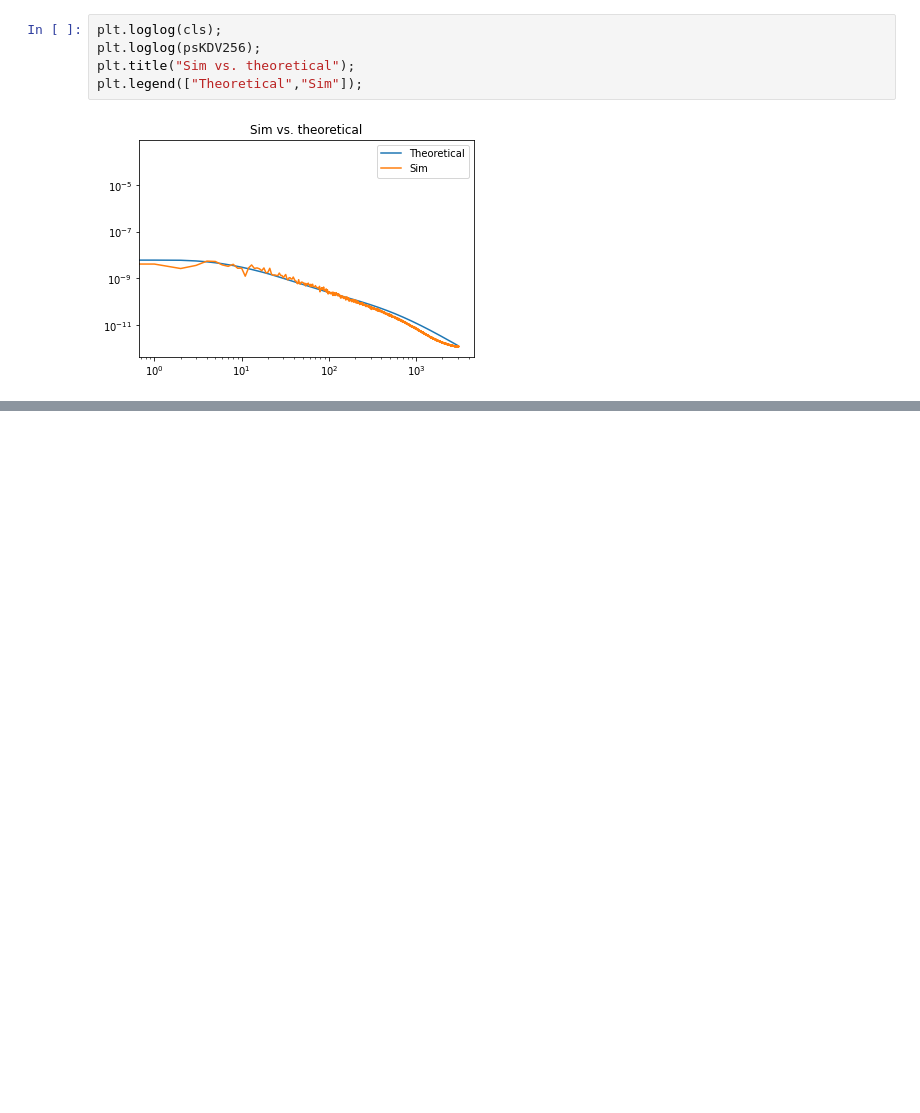
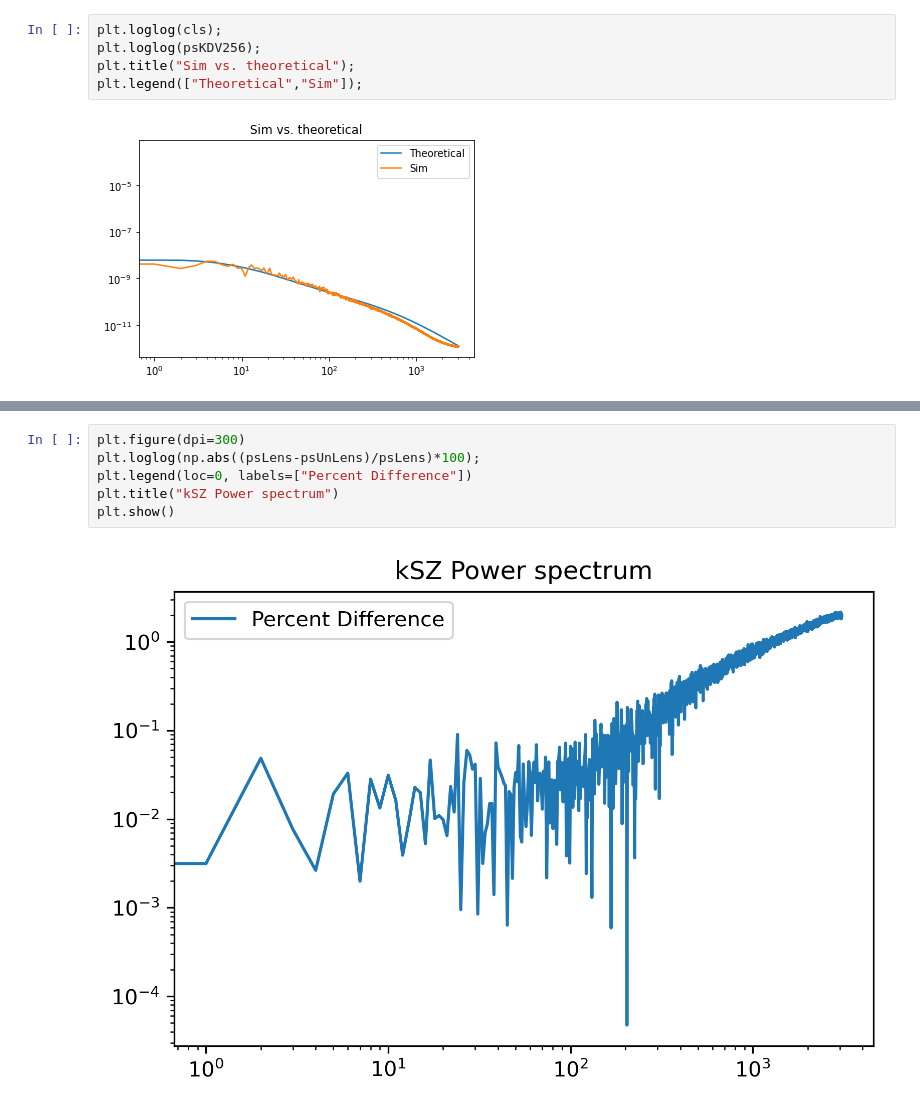
Before and after one commit to wurdahl/kSZfromPC, a Jupyter notebook: Opening-FITS.ipynb, the cells around one changed output, grey strips where cells are left out. Cells and saved outputs as stored; diff of their text form; blank space fills up the shorter version.

```diff
--- a/Opening-FITS.ipynb
+++ b/Opening-FITS.ipynb
@@ -123,0 +147,8 @@ plt.legend(["Theoretical","Sim"]);
+# %%
+plt.figure(dpi=300)
+plt.loglog(np.abs((psLens-psUnLens)/psLens)*100);
+plt.legend(loc=0, labels=["Percent Difference"])
+plt.title("kSZ Power spectrum")
+plt.show()
+# %% [output]
+[figure, added]
```
Also changed, not shown: parts of 4 cells of this notebook.
